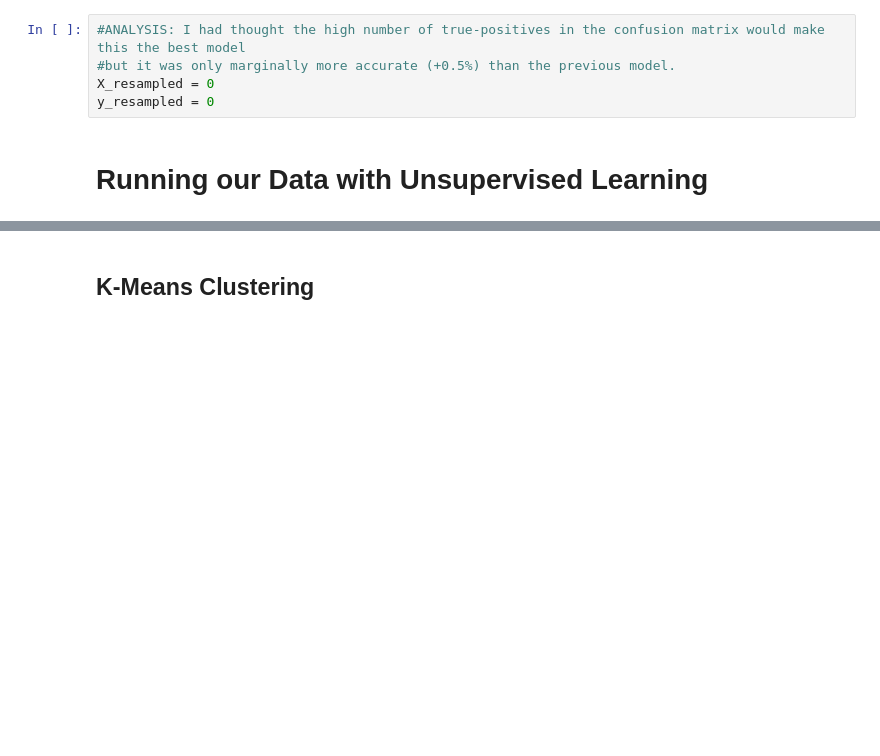
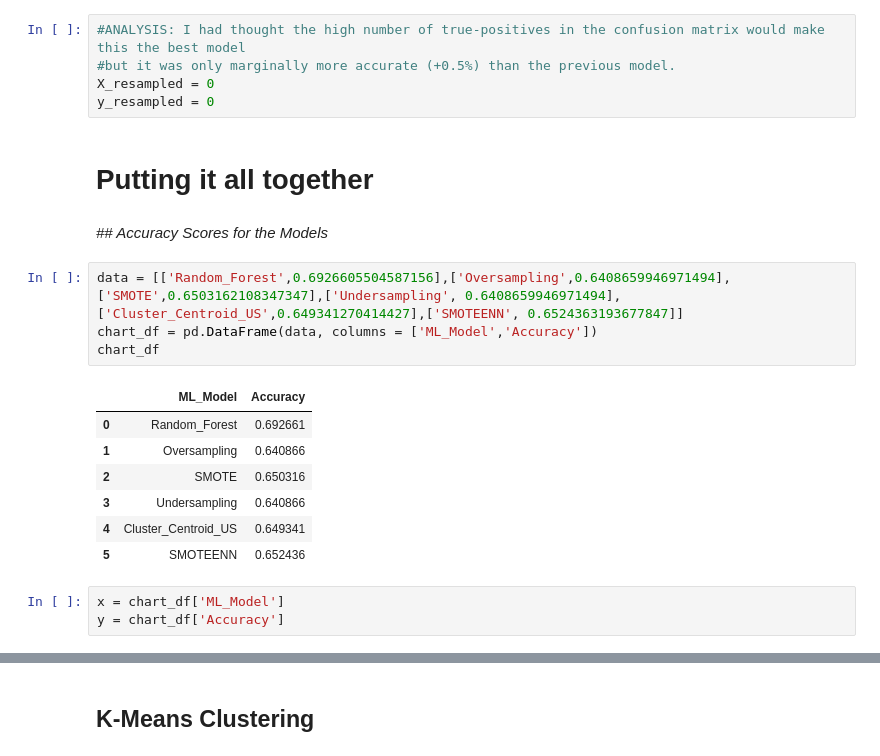
Before and after one commit to SarahMason2015/Billionaires, a Jupyter notebook: BillionairesDataML.ipynb, the cells around one changed output, grey strips where cells are left out. Drawn from its saved outputs; the diff is of its cells as text; blank space fills up the shorter version.

```diff
--- a/BillionairesDataML.ipynb
+++ b/BillionairesDataML.ipynb
@@ -430,5 +486,22 @@ print(classification_report_imbalanced(y_test, y_pred))
 #but it was only marginally more accurate (+0.5%) than the previous model.
 X_resampled = 0
 y_resampled = 0
-# %% [markdown]
-# Running our Data with Unsupervised Learning
+# %% [markdown]
+# Putting it all together
+# %% [markdown]
+*## Accuracy Scores for the Models*
+# %%
+data = [['Random_Forest',0.6926605504587156],['Oversampling',0.6408659946971494],['SMOTE',0.6503162108347347],['Undersampling', 0.6408659946971494],['Cluster_Centroid_US',0.649341270414427],['SMOTEENN', 0.6524363193677847]]
+chart_df = pd.DataFrame(data, columns = ['ML_Model','Accuracy'])
+chart_df
+# %% [output]
+|  | ML_Model | Accuracy |
+| 0 | Random_Forest | 0.692661 |
+| 1 | Oversampling | 0.640866 |
+| 2 | SMOTE | 0.650316 |
+| 3 | Undersampling | 0.640866 |
+| 4 | Cluster_Centroid_US | 0.649341 |
+| 5 | SMOTEENN | 0.652436 |
+# %%
+x = chart_df['ML_Model']
+y = chart_df['Accuracy']
```
Also changed, not shown: parts of 43 cells of this notebook.
